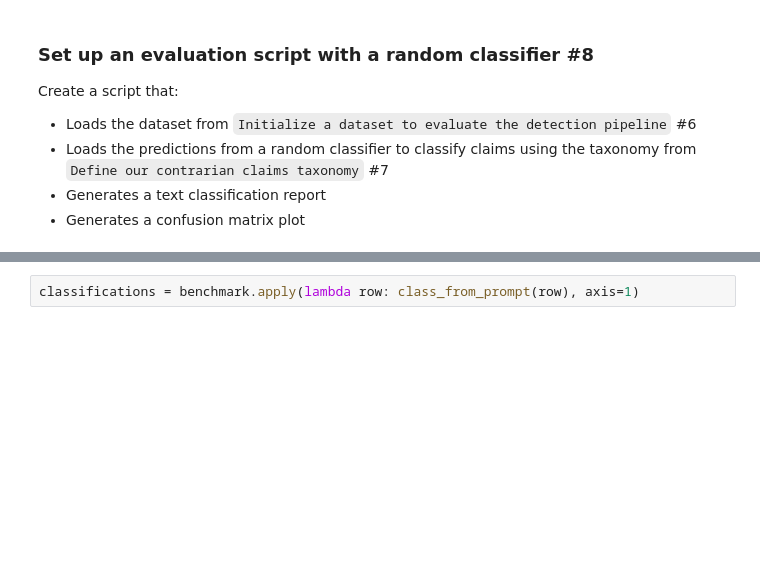
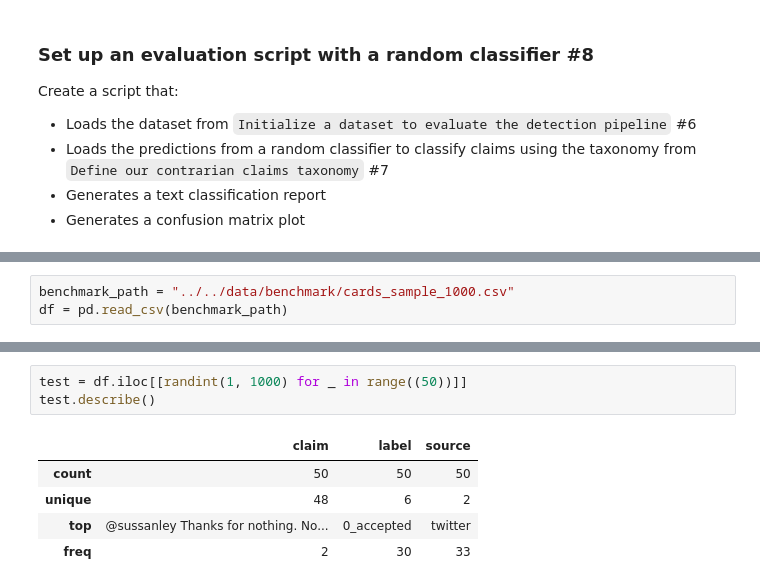
Before and after one commit to dataforgoodfr/climateguard, a Jupyter notebook: notebooks/benchmark/evaluate_classifier.ipynb, the cells around one changed output, grey strips where cells are left out. Drawn from its saved outputs; the diff is of its cells as text; blank space fills up the shorter version.

```diff
--- a/notebooks/benchmark/evaluate_classifier.ipynb
+++ b/notebooks/benchmark/evaluate_classifier.ipynb
@@ -110 +120,4 @@ class EvaluateClassifier:
+# %%
+benchmark_path = "../../data/benchmark/cards_sample_1000.csv"
+df = pd.read_csv(benchmark_path)
 # %% [markdown]
@@ -216,2 +234,9 @@ NameError: name 'Dict' is not defined
-# %%
-classifications = benchmark.apply(lambda row: class_from_prompt(row), axis=1)
+# %%
+test = df.iloc[[randint(1, 1000) for _ in range((50))]]
+test.describe()
+# %% [output]
+|  | claim | label | source |
+| count | 50 | 50 | 50 |
+| unique | 48 | 6 | 2 |
+| top | @sussanley Thanks for nothing. No... | 0_accepted | twitter |
+| freq | 2 | 30 | 33 |
```
Also changed, not shown: parts of 9 cells of this notebook.
